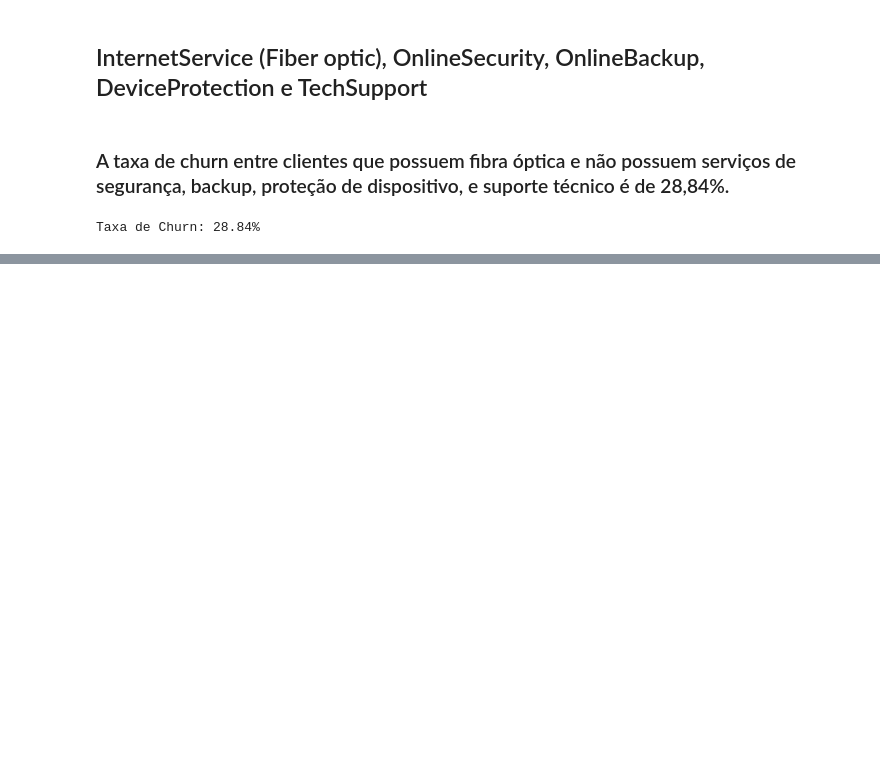
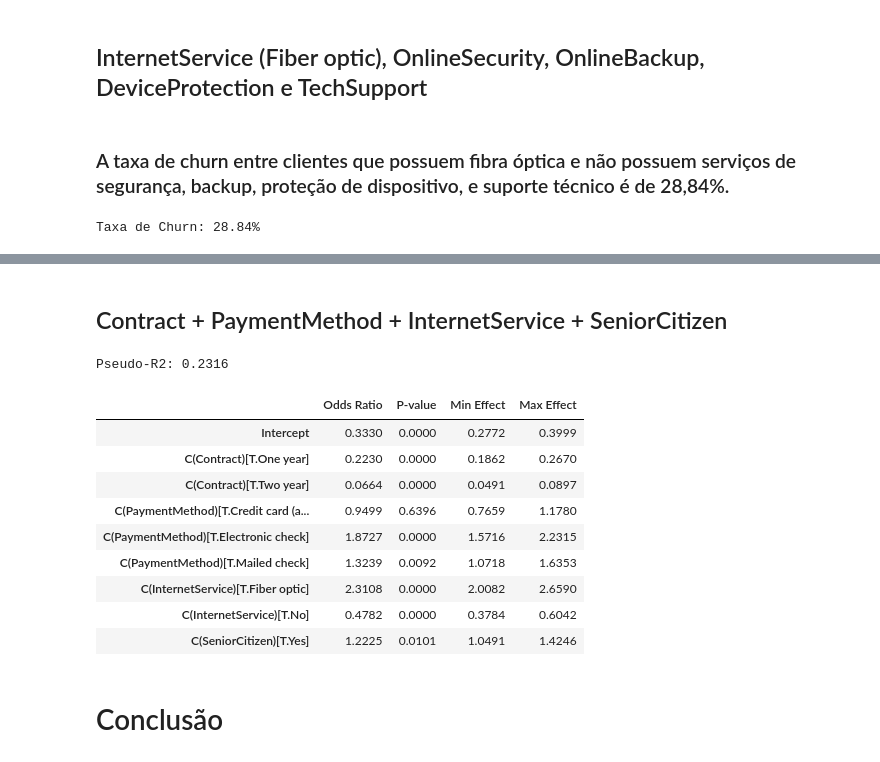
Before and after one commit to igao01/ds_telecom_churn, a Jupyter notebook: notebooks/eda_telco_churn.ipynb, the cells around one changed output, grey strips where cells are left out. Cells and saved outputs as stored; diff of their text form; code cells hidden in the pictures; blank space fills up the shorter version.

```diff
--- a/notebooks/eda_telco_churn.ipynb
+++ b/notebooks/eda_telco_churn.ipynb
@@ -442,0 +570,18 @@ Taxa de Churn: 28.84%
+# %% [markdown]
+## Contract + PaymentMethod + InternetService + SeniorCitizen
+# %%
+fn_stats_model('Churn ~ C(Contract) + C(PaymentMethod) + C(InternetService) + C(SeniorCitizen)')
+# %% [output]
+Pseudo-R2: 0.2316
+|  | Odds Ratio | P-value | Min Effect | Max Effect |
+| Intercept | 0.3330 | 0.0000 | 0.2772 | 0.3999 |
+| C(Contract)[T.One year] | 0.2230 | 0.0000 | 0.1862 | 0.2670 |
+| C(Contract)[T.Two year] | 0.0664 | 0.0000 | 0.0491 | 0.0897 |
+| C(PaymentMethod)[T.Credit card (a... | 0.9499 | 0.6396 | 0.7659 | 1.1780 |
+| C(PaymentMethod)[T.Electronic check] | 1.8727 | 0.0000 | 1.5716 | 2.2315 |
+| C(PaymentMethod)[T.Mailed check] | 1.3239 | 0.0092 | 1.0718 | 1.6353 |
+| C(InternetService)[T.Fiber optic] | 2.3108 | 0.0000 | 2.0082 | 2.6590 |
+| C(InternetService)[T.No] | 0.4782 | 0.0000 | 0.3784 | 0.6042 |
+| C(SeniorCitizen)[T.Yes] | 1.2225 | 0.0101 | 1.0491 | 1.4246 |
+# %% [markdown]
+# Conclusão
```
Also changed, not shown: parts of 20 cells of this notebook.
